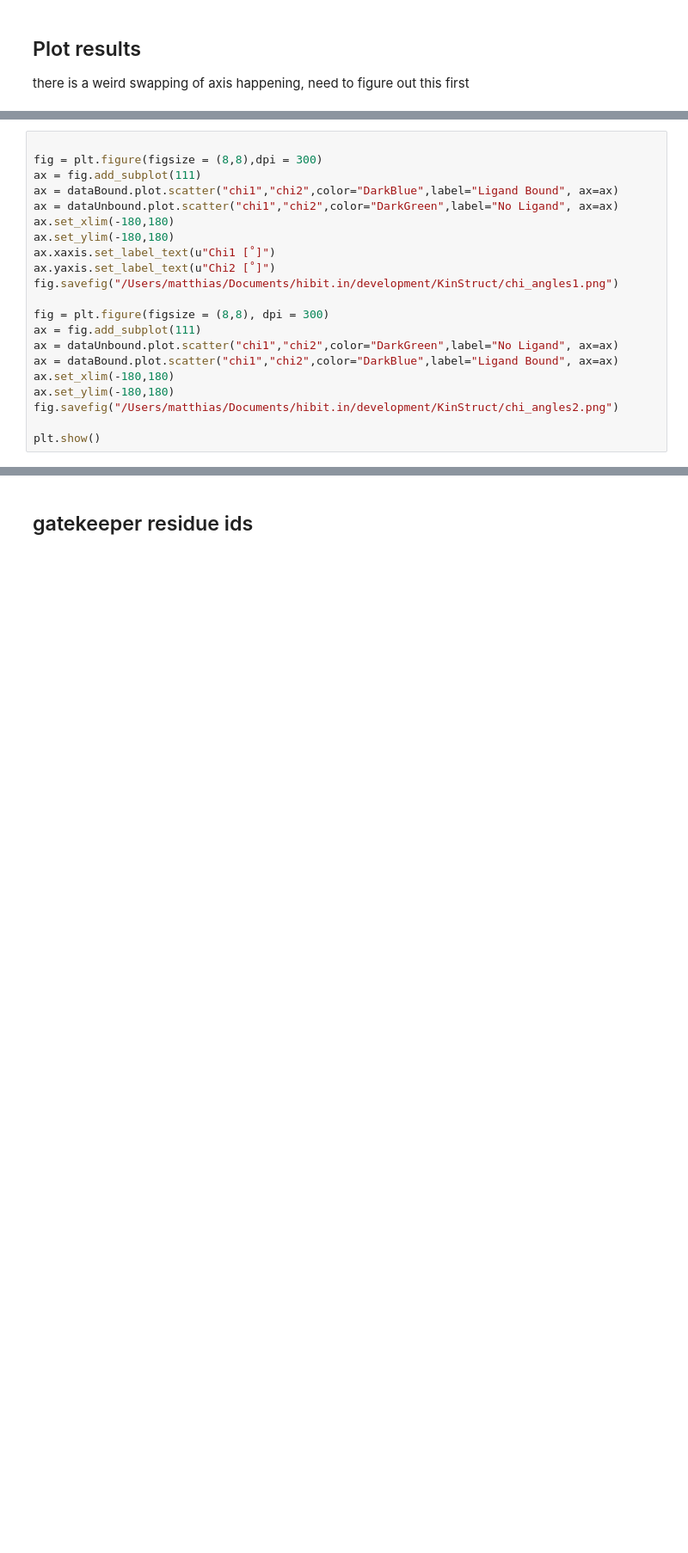
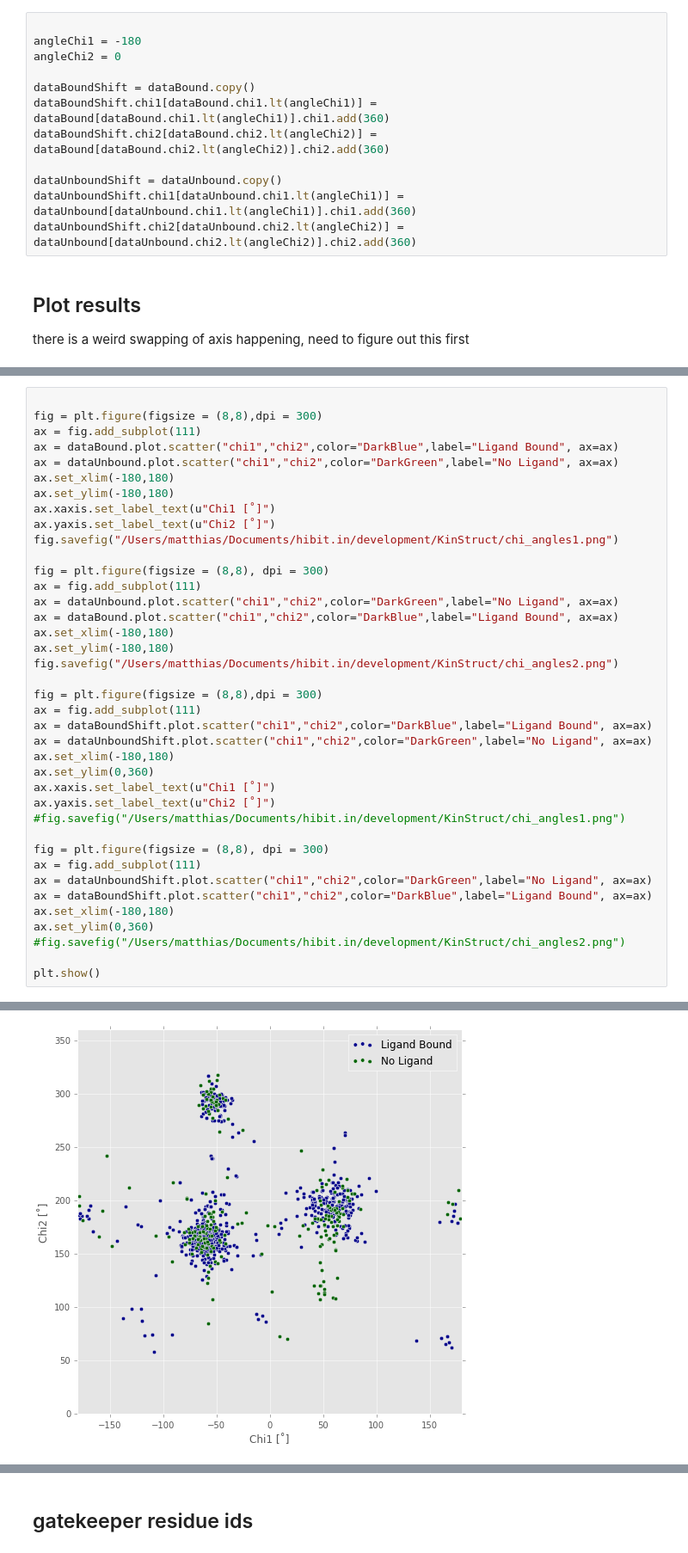
Before and after one commit to cardboard-king/KinStruct, a Jupyter notebook: scripting.ipynb, the cells around one changed output, grey strips where cells are left out. Shown at 86% size. Cells and saved outputs as stored; diff of their text form; blank space fills up the shorter version.

Commit message:
made some new plots

```diff
--- a/scripting.ipynb
+++ b/scripting.ipynb
@@ -247,6 +251,18 @@ dataUnbound.to_csv("/Users/matthias/Documents/hibit.in/development/KinStruct/dat
 # %%
 dataUnbound.dropna(axis=0).chi2.values
 pass
+# %%
+
+angleChi1 = -180
+angleChi2 = 0
+
+dataBoundShift = dataBound.copy()
+dataBoundShift.chi1[dataBound.chi1.lt(angleChi1)] = dataBound[dataBound.chi1.lt(angleChi1)].chi1.add(360)
+dataBoundShift.chi2[dataBound.chi2.lt(angleChi2)] = dataBound[dataBound.chi2.lt(angleChi2)].chi2.add(360)
+
+dataUnboundShift = dataUnbound.copy()
+dataUnboundShift.chi1[dataUnbound.chi1.lt(angleChi1)] = dataUnbound[dataUnbound.chi1.lt(angleChi1)].chi1.add(360)
+dataUnboundShift.chi2[dataUnbound.chi2.lt(angleChi2)] = dataUnbound[dataUnbound.chi2.lt(angleChi2)].chi2.add(360)
 # %% [markdown]
 ## Plot results
 
@@ -323,24 +339,43 @@ plt.show()
 # %%
 
 fig = plt.figure(figsize = (8,8),dpi = 300)
 ax = fig.add_subplot(111)
 ax = dataBound.plot.scatter("chi1","chi2",color="DarkBlue",label="Ligand Bound", ax=ax)
 ax = dataUnbound.plot.scatter("chi1","chi2",color="DarkGreen",label="No Ligand", ax=ax)
 ax.set_xlim(-180,180)
 ax.set_ylim(-180,180)
 ax.xaxis.set_label_text(u"Chi1 [˚]")
 ax.yaxis.set_label_text(u"Chi2 [˚]")
 fig.savefig("/Users/matthias/Documents/hibit.in/development/KinStruct/chi_angles1.png")
 
 fig = plt.figure(figsize = (8,8), dpi = 300)
 ax = fig.add_subplot(111)
 ax = dataUnbound.plot.scatter("chi1","chi2",color="DarkGreen",label="No Ligand", ax=ax)
 ax = dataBound.plot.scatter("chi1","chi2",color="DarkBlue",label="Ligand Bound", ax=ax)
 ax.set_xlim(-180,180)
 ax.set_ylim(-180,180)
 fig.savefig("/Users/matthias/Documents/hibit.in/development/KinStruct/chi_angles2.png")
 
+fig = plt.figure(figsize = (8,8),dpi = 300)
+ax = fig.add_subplot(111)
+ax = dataBoundShift.plot.scatter("chi1","chi2",color="DarkBlue",label="Ligand Bound", ax=ax)
+ax = dataUnboundShift.plot.scatter("chi1","chi2",color="DarkGreen",label="No Ligand", ax=ax)
+ax.set_xlim(-180,180)
+ax.set_ylim(0,360)
+ax.xaxis.set_label_text(u"Chi1 [˚]")
+ax.yaxis.set_label_text(u"Chi2 [˚]")
+#fig.savefig("/Users/matthias/Documents/hibit.in/development/KinStruct/chi_angles1.png")
+
+fig = plt.figure(figsize = (8,8), dpi = 300)
+ax = fig.add_subplot(111)
+ax = dataUnboundShift.plot.scatter("chi1","chi2",color="DarkGreen",label="No Ligand", ax=ax)
+ax = dataBoundShift.plot.scatter("chi1","chi2",color="DarkBlue",label="Ligand Bound", ax=ax)
+ax.set_xlim(-180,180)
+ax.set_ylim(0,360)
+#fig.savefig("/Users/matthias/Documents/hibit.in/development/KinStruct/chi_angles2.png")
+
 plt.show()
 # %% [output]
 [figure]
 [figure]
+[figure, added]
```
Also changed, not shown: parts of 5 cells of this notebook, 6 other files.
